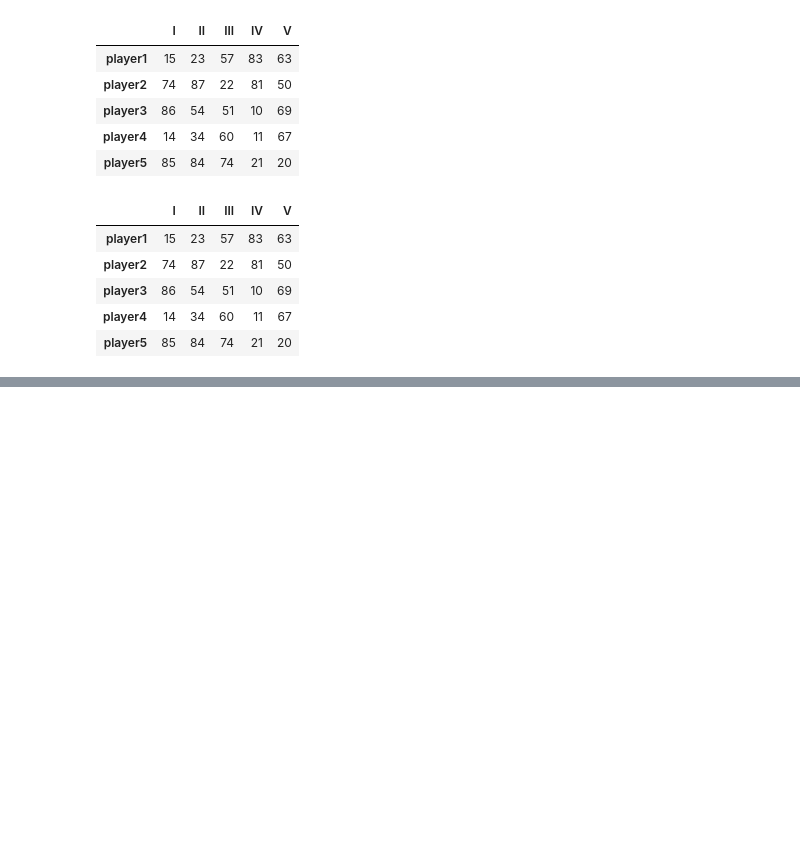
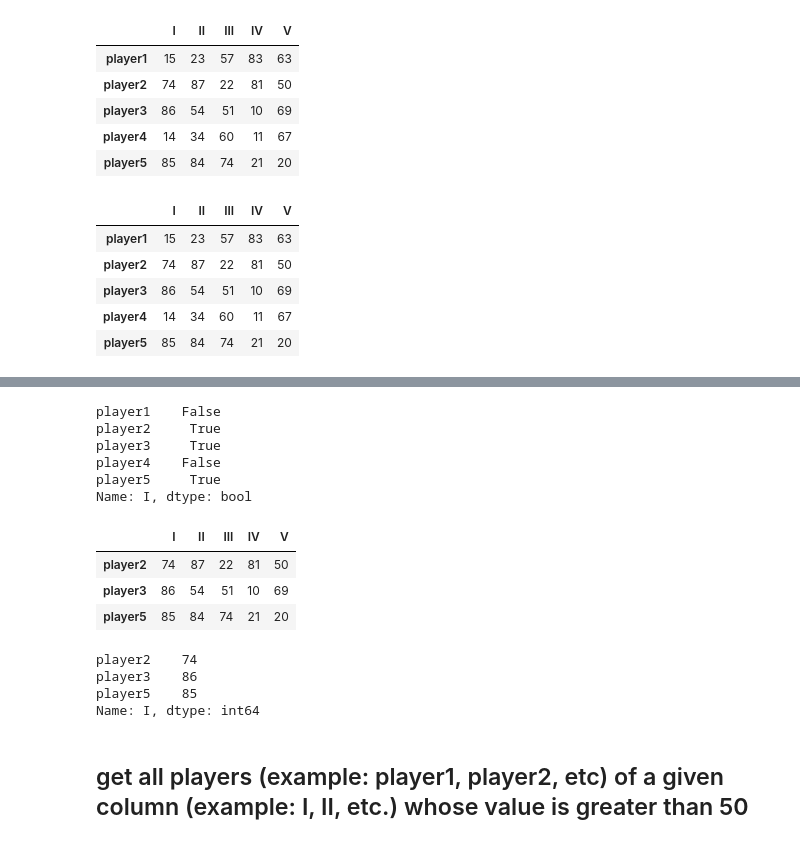
Before and after one commit to yusufshakeel/python-bootcamp, a Jupyter notebook: pandas/pandas-intro.ipynb, the cells around one changed output, grey strips where cells are left out. Drawn from its saved outputs; the diff is of its cells as text; code cells hidden in the pictures; blank space fills up the shorter version.

```diff
--- a/pandas/pandas-intro.ipynb
+++ b/pandas/pandas-intro.ipynb
@@ -174,0 +208,25 @@ df
+# %%
+df['I'] > 50
+# %% [output]
+player1    False
+player2     True
+player3     True
+player4    False
+player5     True
+Name: I, dtype: bool
+# %%
+df[df['I'] > 50]
+# %% [output]
+|  | I | II | III | IV | V |
+| player2 | 74 | 87 | 22 | 81 | 50 |
+| player3 | 86 | 54 | 51 | 10 | 69 |
+| player5 | 85 | 84 | 74 | 21 | 20 |
+# %%
+df[df['I'] > 50]['I']
+# %% [output]
+player2    74
+player3    86
+player5    85
+Name: I, dtype: int64
+# %% [markdown]
+## get all players (example: player1, player2, etc) of a given column (example: I, II, etc.) whose value is greater than 50
```
Also changed, not shown: parts of 11 cells of this notebook.
